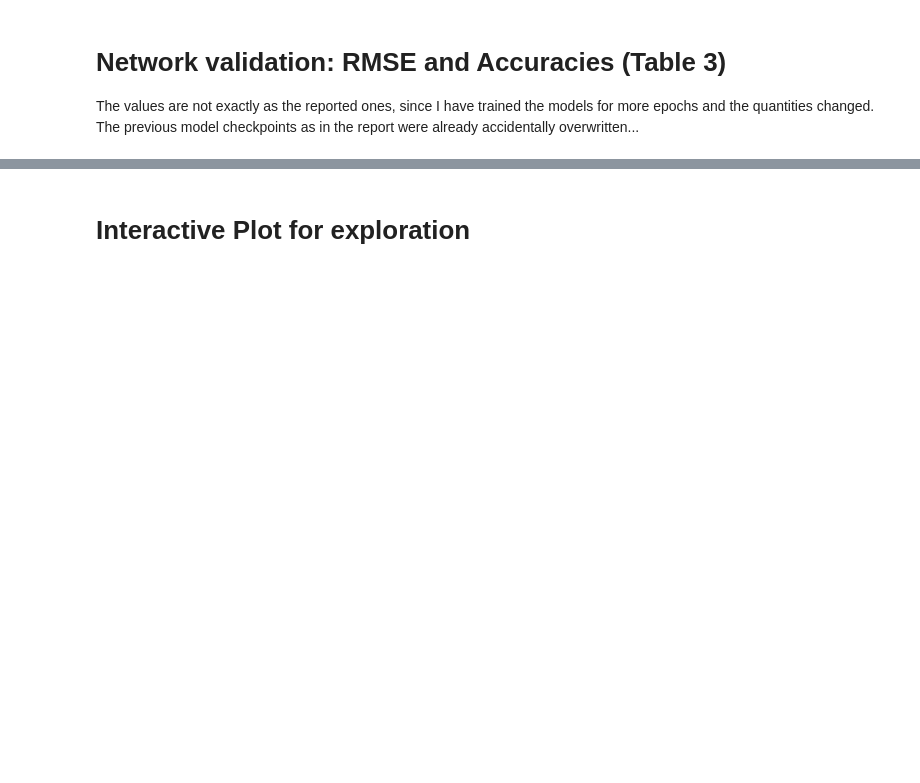
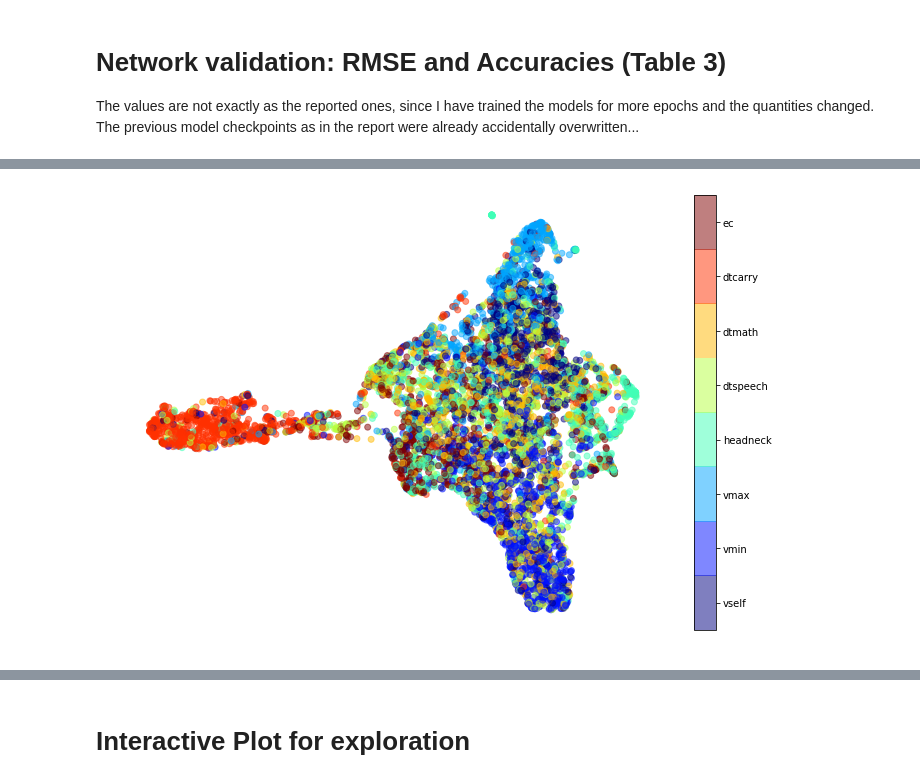
Before and after one commit to kslangewal/GaitProject, a Jupyter notebook: JupyterNotebook/interactive_latent_exploration/Thesis_analysis.ipynb, the cells around one changed output, grey strips where cells are left out. Saved outputs shown, nothing was run; the diff lists cells and outputs as text; code cells hidden in the pictures; blank space fills up the shorter version.

```diff
--- a/JupyterNotebook/interactive_latent_exploration/Thesis_analysis.ipynb
+++ b/JupyterNotebook/interactive_latent_exploration/Thesis_analysis.ipynb
@@ -379,0 +198,89 @@ B+C+T+P  0.0124 (0.0110-0.0145)  50.9625       28.7406
+# %%
+class TaskLatentSpaceClusterer:
+    def __init__(self, df):
+        self.model_names = ["B+C+T+P"]
+        self.df = self._filter_df(df)
+        self.task = list(self.df["task"])
+        self.tl_umap_dict = self._construct_tl_umap_dict()
+
+    def process(self):
+        self._plot_task_latent_cluster()
+
+    def plot_one_model(self, model_name, alpha=0.2):
+        fig, ax = plt.subplots(figsize=(12, 8))
+
+        sc = ax.scatter(self.tl_umap_dict[model_name][:, 0], self.tl_umap_dict[model_name][:, 1], c=self.task, cmap="jet", alpha=alpha)
+        cbar = plt.colorbar(sc, ticks=np.arange(8), boundaries=np.arange(9)-0.5)
+        cbar.ax.set_yticklabels([idx2task(x) for x in range(8)])
+
+        save_img_path = "thesis_results/thesis_figures/task_latent_colour_5TC.png"
+        ax.axis("off")
+        #plt.savefig(save_img_path, dpi=300)
+
+    def _filter_df(self, df):
+        mask = (df["task_mask"] == True)
+        df = df[mask]
+        return df
+
+    def _construct_tl_umap_dict(self):
+        tl_umap_dict = dict()
+        for model_name in self.model_names:
+            tl_umap_dict[model_name] = np.array(list(df["{}_tl_umap".format(model_name)]))
+        return tl_umap_dict
+
+    def _plot_task_latent_cluster(self):
+        fig, axes = plt.subplots(8, len(self.model_names), figsize=(12, 20))
+        uni_vals, uni_counts = np.unique(self.task, return_counts=True)
+        for model_idx, model_name in enumerate(self.model_names):
+            for task_idx in range(8):
+                # Slice z_umap
+                tl_umap_focused_towards, tl_umap_focused_away, tl_umap_nonfocused = self._slice_tl_umap(model_name, self.task, task_idx)
+
+                # Adaptive alpha to the sample size. Map sample [min_size, max_size] -> alpha [0.1, 0.9]
+                focus_alpha = self._map_alpha(uni_vals, uni_counts, task_idx)
+
+                # Scatter
+                axes_one_grid = axes[task_idx]
+                axes_one_grid.scatter(x=tl_umap_nonfocused[:,0], y=tl_umap_nonfocused[:,1], c="0.7", marker=".", alpha=0.1)
+                axes_one_grid.scatter(x=tl_umap_focused_towards[:,0], y=tl_umap_focused_towards[:,1], c="r", marker=".", alpha=0.3)
+                axes_one_grid.scatter(x=tl_umap_focused_away[:,0], y=tl_umap_focused_away[:,1], c="purple", marker=".", alpha=0.3)
+
+                # Plot labels
+                if model_idx==0:
+                    axes_one_grid.set_ylabel(idx2task(task_idx))
+                axes_one_grid.set_xticks([])
+                axes_one_grid.set_yticks([])
+                if task_idx==0:
+                    axes_one_grid.set_title(model_name)
+        fig.tight_layout()
+        save_img_path = "thesis_results/thesis_figures/task_latent_subplot_5TC.png"
+        #plt.savefig(save_img_path, dpi=100)
+
+    def _slice_tl_umap(self, model_name, val_to_mask, val_idx):
+        focused_mask = np.array(val_to_mask) == val_idx
+        focused_towards_mask = focused_mask & (self.df["direction"] == 1)
+        focused_away_mask = focused_mask & (self.df["direction"] == 2)
+
+        # Slicing
+        tl_umap_focused_towards = self.tl_umap_dict[model_name][focused_towards_mask]
+        tl_umap_focused_away = self.tl_umap_dict[model_name][focused_away_mask]
+        tl_umap_nonfocused = self.tl_umap_dict[model_name][focused_mask==False]
+        return tl_umap_focused_towards, tl_umap_focused_away, tl_umap_nonfocused
+
+    def _map_alpha(self, uni_vals, uni_counts, current_val):
+        idx = np.where(uni_vals == current_val)[0][0]
+        curr_count, counts_max = uni_counts[idx], np.max(uni_counts)
+        alpha = 0.15 + (1 - curr_count/counts_max)*0.6
+        return alpha
+
+plt.rc('axes', titlesize=15)     # fontsize of the axes title
+plt.rc('axes', labelsize=15)
+
+clusterer = TaskLatentSpaceClusterer(df)
+
+clusterer.plot_one_model(model_name="B+C+T+P",
+                         alpha=0.5)
+
+clusterer.process()
+# %% [output]
+[figure, added]
```
Also changed, not shown: parts of 15 cells of this notebook, 14 other files.
